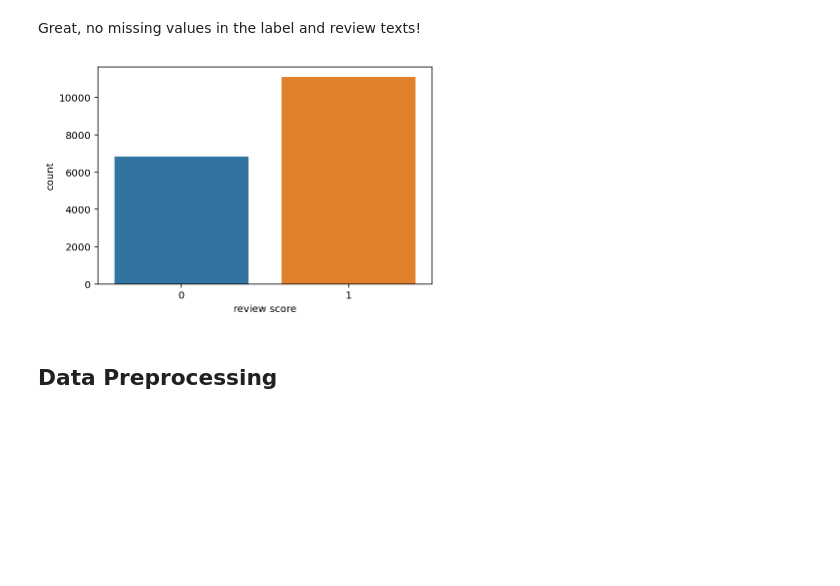
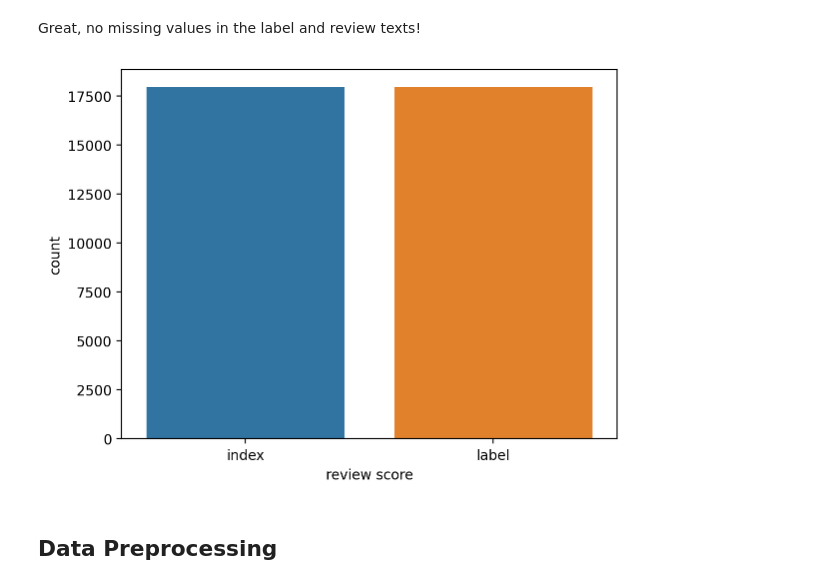
Before and after one commit to irimialarisa22/sentiment-analysis-bert, a Jupyter notebook: sentiment_analysis_with_bert.ipynb, the cells around one changed output. Saved outputs shown, nothing was run; the diff lists cells and outputs as text; code cells hidden in the pictures; blank space fills up the shorter version.

```diff
--- a/sentiment_analysis_with_bert.ipynb
+++ b/sentiment_analysis_with_bert.ipynb
@@ -93,10 +102,10 @@ memory usage: 420.6+ KB
 # %% [markdown]
 Great, no missing values in the label and review texts!
 # %%
-sns.countplot(df.label)
+sns.countplot(data=df)
 plt.xlabel('review score');
 # %% [output]
-[figure, old version]
+[figure, new version]
 # %%
 class_names = ['negative', 'positive']
 # %% [markdown]
```
Also changed, not shown: parts of 10 cells of this notebook, 1 other file.
